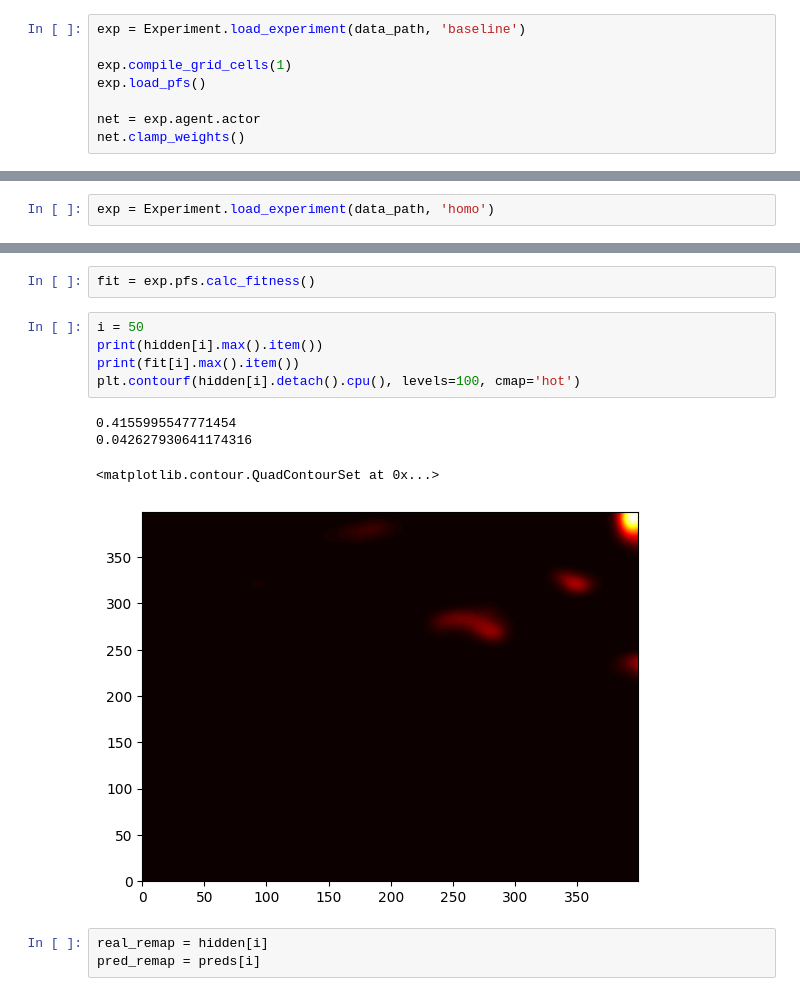
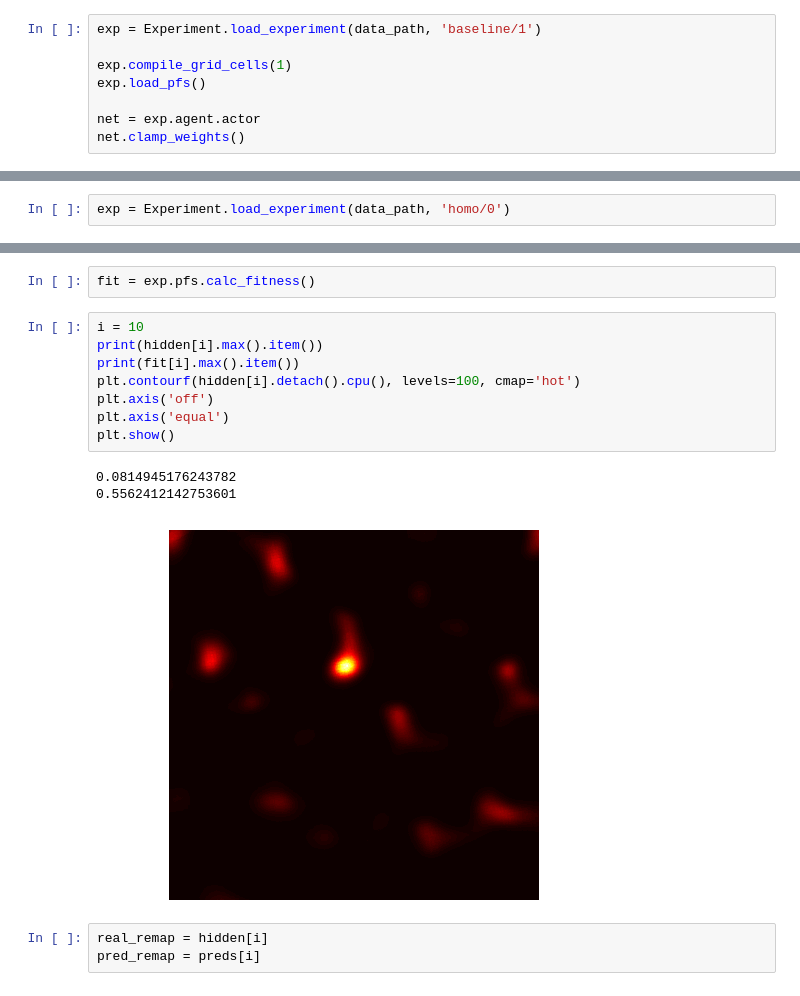
Before and after one commit to ChackMociute/Master-Thesis, a Jupyter notebook: analysis/place_fields.ipynb, the cells around one changed output, grey strips where cells are left out. Cells and saved outputs as stored; diff of their text form.

```diff
--- a/analysis/place_fields.ipynb
+++ b/analysis/place_fields.ipynb
@@ -18,7 +18,7 @@ save_path = "../figs"
 # %% [markdown]
 ### Strongest Place Cells
 # %%
-exp = Experiment.load_experiment(data_path, 'baseline')
+exp = Experiment.load_experiment(data_path, 'baseline/1')
 
 exp.compile_grid_cells(1)
 exp.load_pfs()
@@ -166,7 +162,7 @@ plt.show()
 # %% [markdown]
 ### Homogeneous Peaks
 # %%
-exp = Experiment.load_experiment(data_path, 'homo')
+exp = Experiment.load_experiment(data_path, 'homo/0')
 # %%
 exp.compile_grid_cells(1)
 exp.load_pfs()
@@ -212,15 +213,17 @@ tensor([  1,   2,   3,   5,   8,   9,  14,  18,  21,  23,  28,  29,  33,  38,
 # %%
 fit = exp.pfs.calc_fitness()
 # %%
-i = 50
+i = 10
 print(hidden[i].max().item())
 print(fit[i].max().item())
 plt.contourf(hidden[i].detach().cpu(), levels=100, cmap='hot')
+plt.axis('off')
+plt.axis('equal')
+plt.show()
 # %% [output]
-0.4155995547771454
-0.042627930641174316
+0.0814945176243782
+0.5562412142753601
-<matplotlib.contour.QuadContourSet at 0x...>
-[figure, old version]
+[figure, new version]
 # %%
 real_remap = hidden[i]
 pred_remap = preds[i]
```
Also changed, not shown: parts of 18 cells of this notebook, 2 other files.
